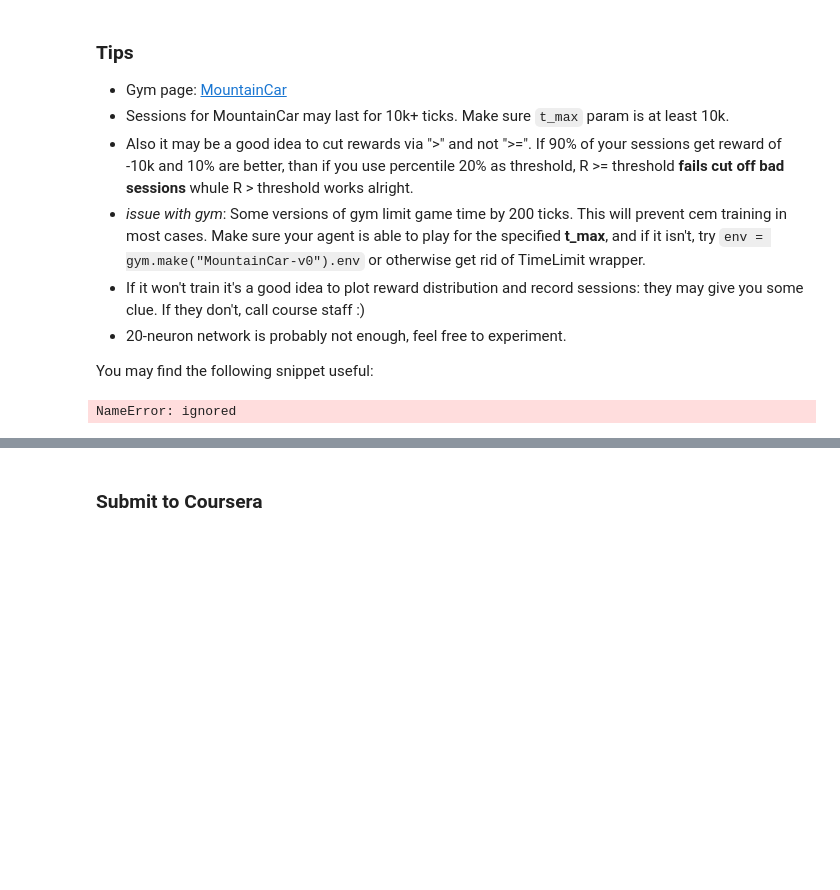
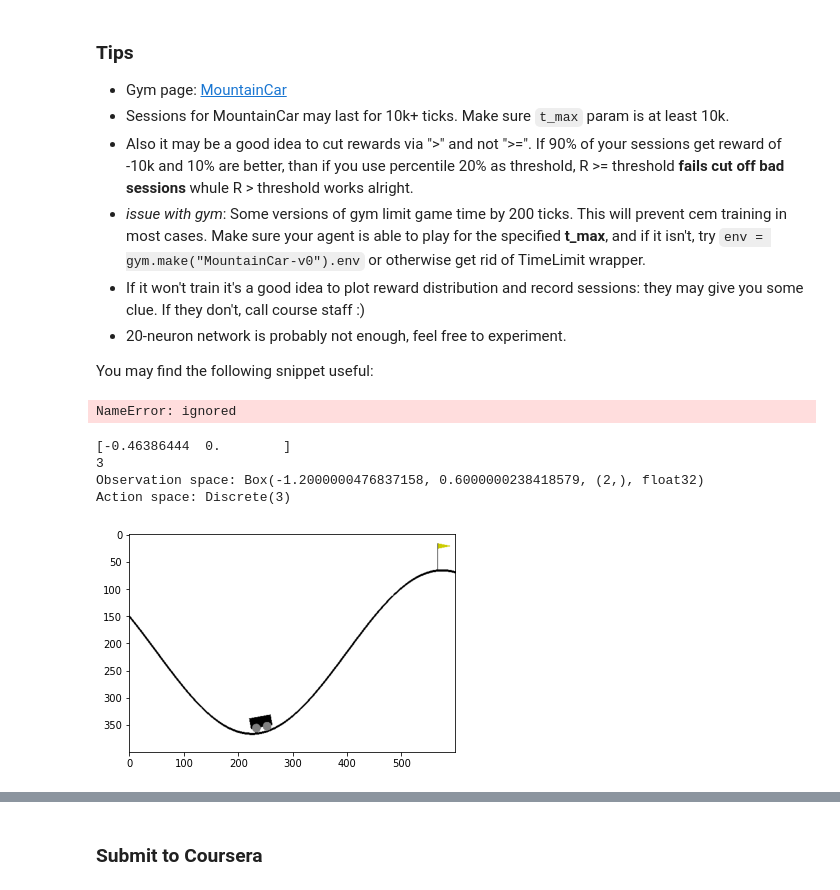
Before and after one commit to hu-tianyi/pratical_reinforcement_learning, a Jupyter notebook: week1_intro/deep_crossentropy_method.ipynb, the cells around one changed output, grey strips where cells are left out. Cells and saved outputs as stored; diff of their text form; code cells hidden in the pictures; blank space fills up the shorter version.

```diff
--- a/week1_intro/deep_crossentropy_method.ipynb
+++ b/week1_intro/deep_crossentropy_method.ipynb
@@ -328,0 +304,17 @@ def generate_session_mountain_car(env, agent, t_max=10000):
+# %%
+env_mcar = gym.make("MountainCar-v0").env
+n_actions_mcar = env_mcar.action_space.n
+
+initial_mcar = env_mcar.reset()
+print(initial_mcar)
+
+print(n_actions_mcar)
+plt.imshow(env_mcar.render('rgb_array'))
+print("Observation space:", env_mcar.observation_space)
+print("Action space:", env_mcar.action_space)
+# %% [output]
+[-0.46386444  0.        ]
+3
+Observation space: Box(-1.2000000476837158, 0.6000000238418579, (2,), float32)
+Action space: Discrete(3)
+[figure, added]
```
Also changed, not shown: parts of 13 cells of this notebook.
